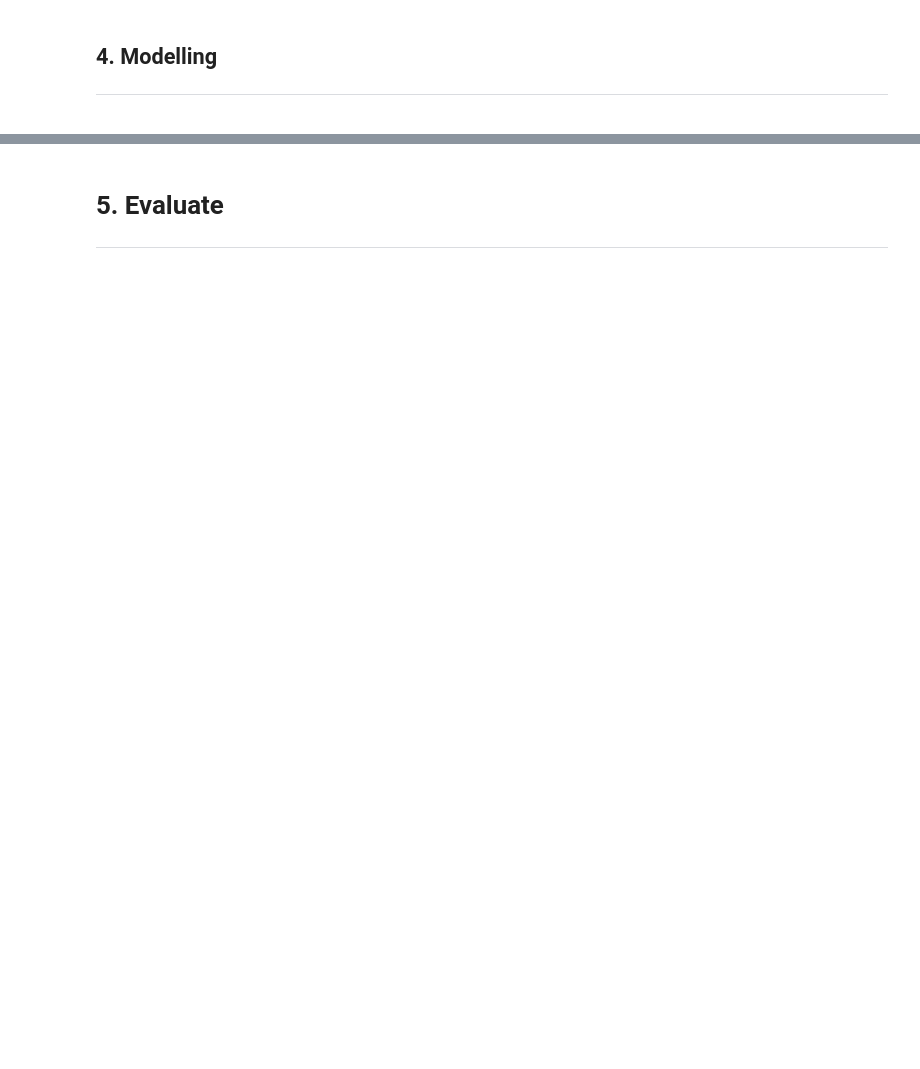
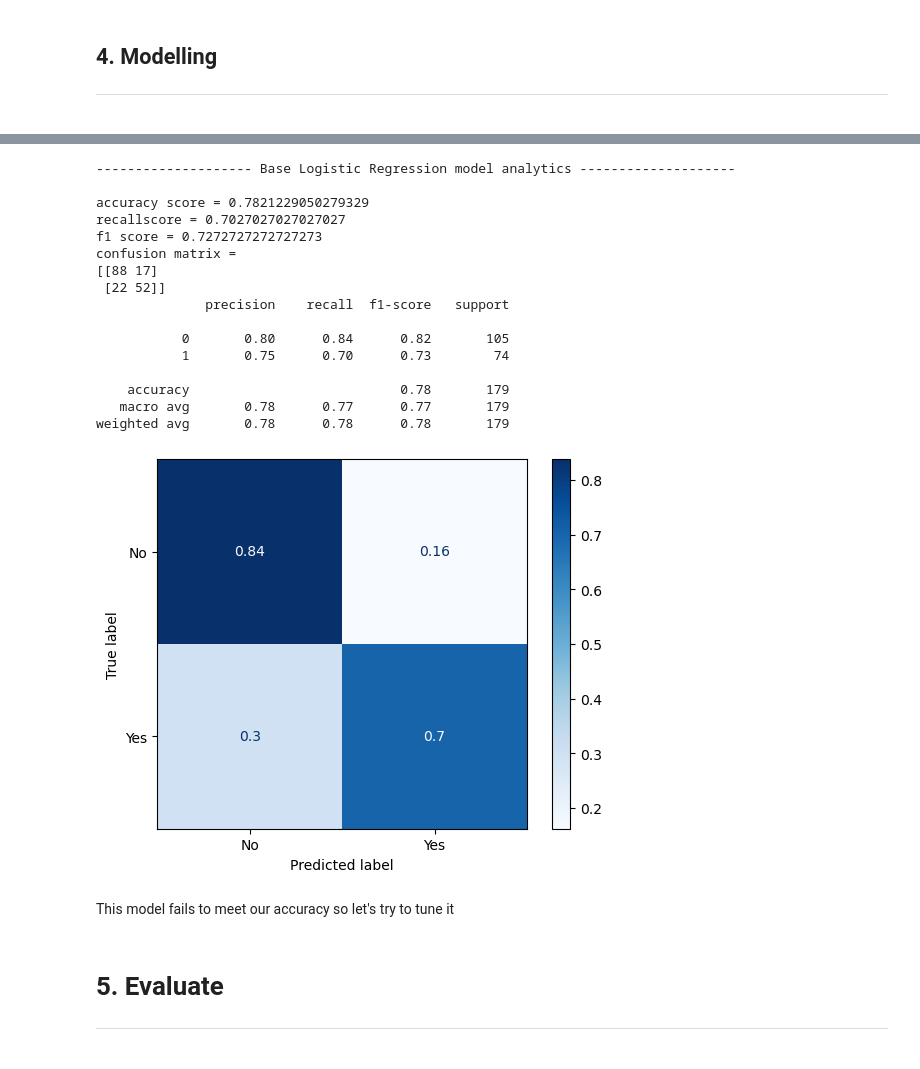
Before and after one commit to Benbellah-Owino/titanic-analysis-and-modelling, a Jupyter notebook: index.ipynb, the cells around one changed output, grey strips where cells are left out. Cells and saved outputs as stored; diff of their text form; code cells hidden in the pictures; blank space fills up the shorter version.

Commit message:
Add a base logistic model

```diff
--- a/index.ipynb
+++ b/index.ipynb
@@ -343,0 +386,6 @@ While females were more likely to survive, they same general pattern persists. F
+# %%
+#preparing training and test data
+X = train.drop(columns=["Survived", "PassengerId", "Name"])
+y = train["Survived"]
+
+X_pred = test.drop(columns=["PassengerId", "Name"])
@@ -344,2 +401,18 @@ While females were more likely to survive, they same general pattern persists. F
+# %%
+#Let's split the train data so that we can have test data
+X_train, X_test,y_train, y_test = train_test_split(X, y, test_size=0.2, random_state=42);
 # %% [markdown]
 ## **4. Modelling**<hr>
+# %%
+# Our function for analyzing our models
+def analyze_model(name, model, Xtest = X_test, ytest= y_test):
+    ypred = model.predict(Xtest)
+    line = "--------------------"
+    print(f"{line} {name} model analytics {line}\n")
+    cm = confusion_matrix(ytest, ypred)
+    print(f"accuracy score = {accuracy_score(ytest, ypred)}")
+    print(f"recallscore = {recall_score(ytest, ypred)}")
+    print(f"f1 score = {f1_score(ytest, ypred)}")
+    print(f"confusion matrix = \n{cm}")
+    print(classification_report(ytest, ypred))
+    ConfusionMatrixDisplay.from_estimator(model, Xtest, ytest, normalize='true', cmap='Blues', display_labels=["No", "Yes"])
@@ -345,0 +423,12 @@ While females were more likely to survive, they same general pattern persists. F
+# %%
+base_log_pp = ColumnTransformer(
+    transformers=[
+        ('cat', OneHotEncoder(handle_unknown='ignore', drop="first"), categorical_cols)
+    ]
+)
+p_base_log = Pipeline([
+    ("preprocessing", base_log_pp),
+    ('model', LogisticRegression(random_state=42))
+])
+
+p_base_log.fit(X_train, y_train)
@@ -346,2 +443,24 @@ While females were more likely to survive, they same general pattern persists. F
+# %%
+analyze_model("Base Logistic Regression", p_base_log)
+# %% [output]
+-------------------- Base Logistic Regression model analytics --------------------
+
+accuracy score = 0.7821229050279329
+recallscore = 0.7027027027027027
+f1 score = 0.7272727272727273
+confusion matrix =
+[[88 17]
+ [22 52]]
+              precision    recall  f1-score   support
+
+           0       0.80      0.84      0.82       105
+           1       0.75      0.70      0.73        74
+
+    accuracy                           0.78       179
+   macro avg       0.78      0.77      0.77       179
+weighted avg       0.78      0.78      0.78       179
+[figure, added]
+# %% [markdown]
+This model fails to meet our accuracy so let's try to tune it
 # %% [markdown]
 # **5. Evaluate**<hr>
```
Also changed, not shown: parts of 15 cells of this notebook.
